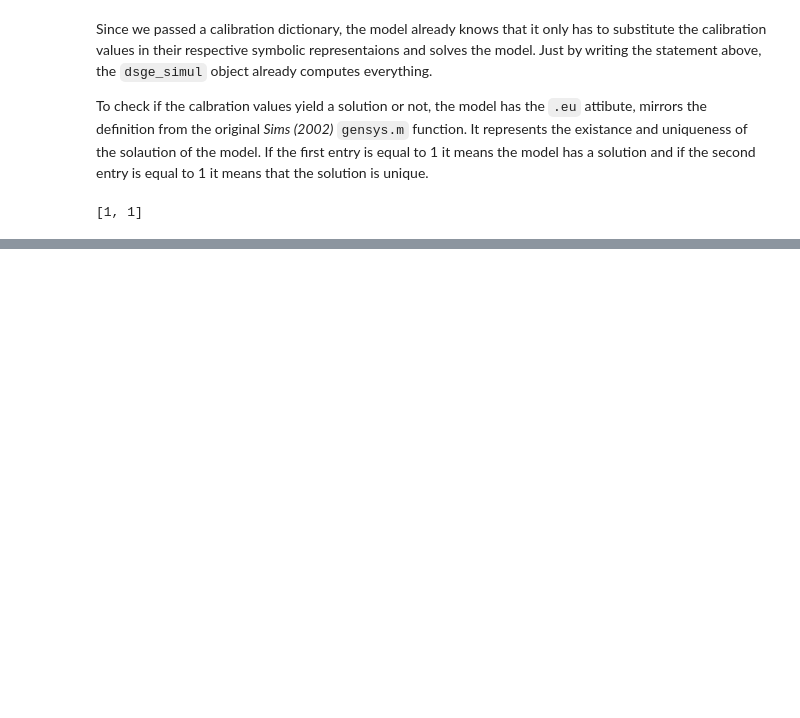
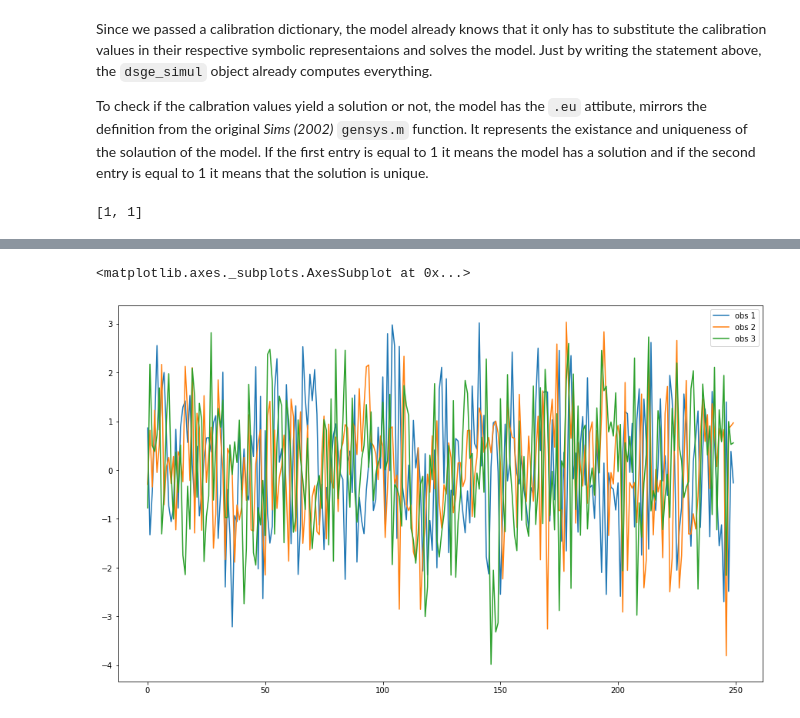
Before and after one commit to gusamarante/dsgepy, a Jupyter notebook: Example/example_snkm.ipynb, the cells around one changed output, grey strips where cells are left out. Drawn from its saved outputs; the diff is of its cells as text; code cells hidden in the pictures; blank space fills up the shorter version.

```diff
--- a/Example/example_snkm.ipynb
+++ b/Example/example_snkm.ipynb
@@ -172,0 +179,7 @@ print(dsge_simul.eu)
+# %%
+df_obs, df_states = dsge_simul.simulate(n_obs=250, random_seed=1)
+
+df_obs.plot(figsize=(15, 9))
+# %% [output]
+<matplotlib.axes._subplots.AxesSubplot at 0x...>
+[figure, added]
```
Also changed, not shown: parts of 9 cells of this notebook.
